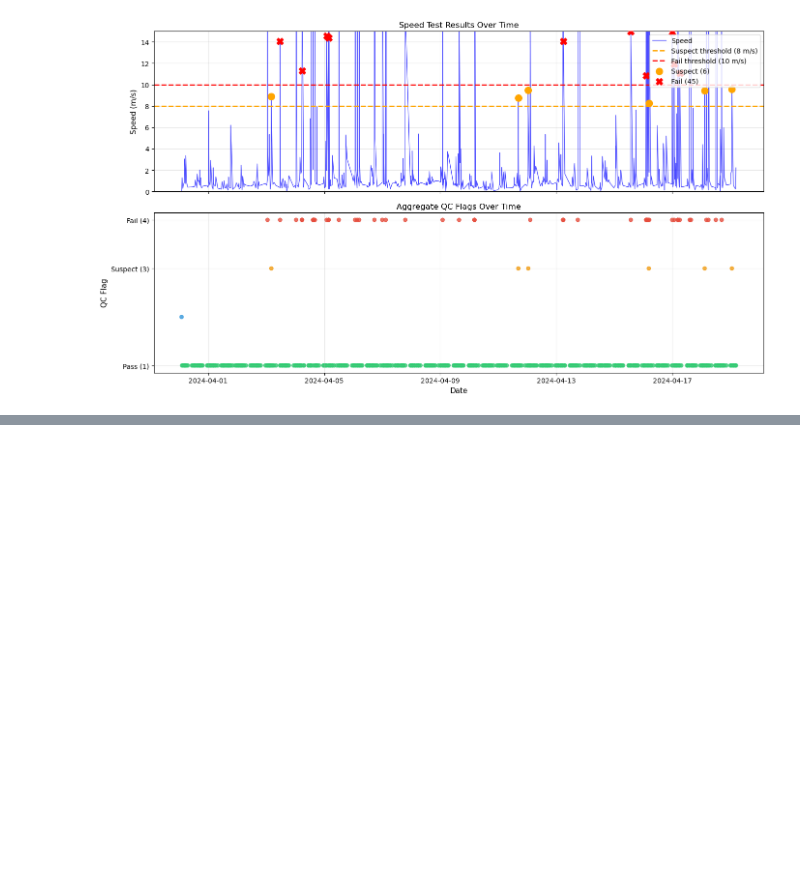
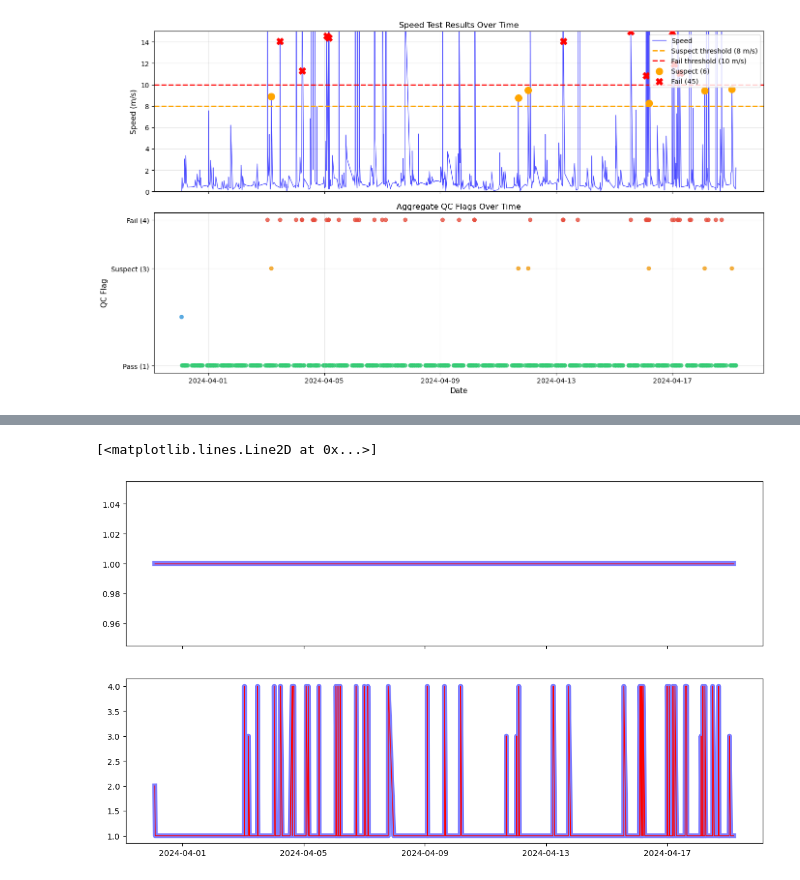
Before and after one commit to ioos/ioos-atn-data, a Jupyter notebook: _docs/notebooks/atn_qc.ipynb, the cells around one changed output, grey strips where cells are left out. Cells and saved outputs as stored; diff of their text form; code cells hidden in the pictures; blank space fills up the shorter version.

```diff
--- a/_docs/notebooks/atn_qc.ipynb
+++ b/_docs/notebooks/atn_qc.ipynb
@@ -547,24 +511,0 @@ Let's load the SST data from our deployment.
-# %%
-# Load SST (Sea Surface Temperature) data for profile QC
-# SST.csv contains temperature measurements at or near the surface
-
-# List all CSV files in the deployment
-all_csv_files = [f for f in zf.namelist() if f.endswith('.csv')]
-print("CSV files in deployment ZIP:")
-for f in sorted(all_csv_files):
-    print(f"  - {f}")
-
-# Find SST file using our helper function
-sst_file = [f for f in all_csv_files if 'sst' in f.lower() and f.endswith('.csv')]
-
-profile_df = None
-if sst_file:
-    print(f"\n✓ Found SST data: {sst_file}")
-    with zf.open(sst_file[0]) as f:
-        profile_df = pd.read_csv(f)
-    print(f"  Loaded {len(profile_df)} records")
-    print(f"\nColumns: {list(profile_df.columns)}")
-    display(profile_df.head())
-else:
-    print("\n⚠ No SST.csv found in this deployment")
-    print("  (This deployment may be trajectory-only)")
@@ -873 +846,13 @@ if 'qartod_rollup_qc' in trajectory_qc_results.columns:
+# %%
+# make sure the QC results match for rollup
+fig, ax = plt.subplots(2, 1, figsize=(14, 8), sharex=True)
+
+ax[0].plot(trajectory_df[date_col], trajectory_df['location_test'], 'b-', alpha=0.5, linewidth=6, label='Speed')
+ax[0].plot(trajectory_qc_results[date_col], trajectory_qc_results['location_test'], 'r-', alpha=1, linewidth=1, label='QC Speed')
+
+ax[1].plot(trajectory_df[date_col], trajectory_df['speed_test'], 'b-', alpha=0.5, linewidth=6, label='Speed')
+ax[1].plot(trajectory_qc_results[date_col], trajectory_qc_results['speed_test'], 'r-', alpha=1, linewidth=1, label='QC Speed')
+# %% [output]
+[<matplotlib.lines.Line2D at 0x...>]
+[figure, added]
 # %%
```
Also changed, not shown: parts of 51 cells of this notebook.
